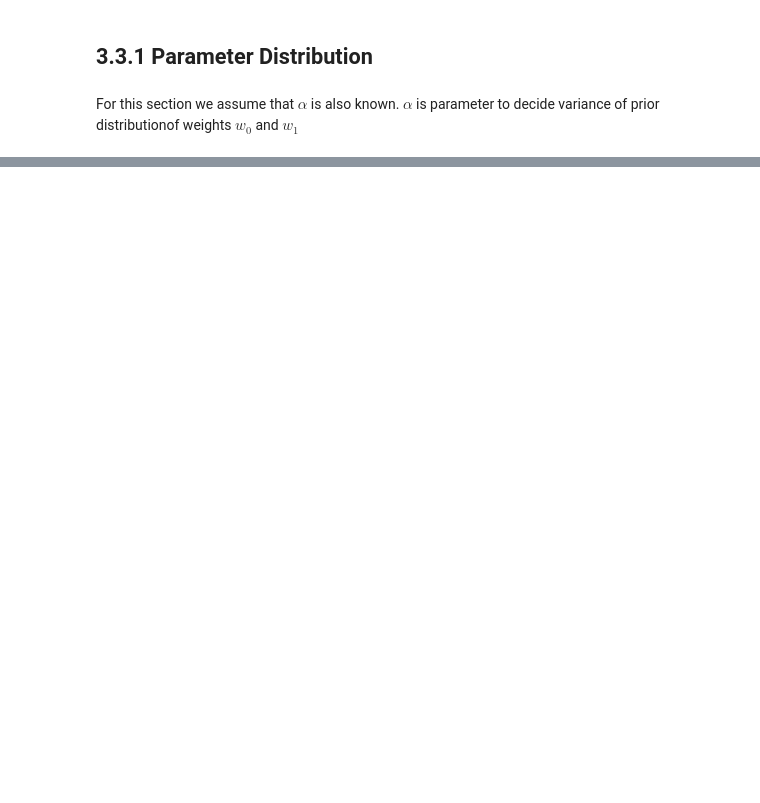
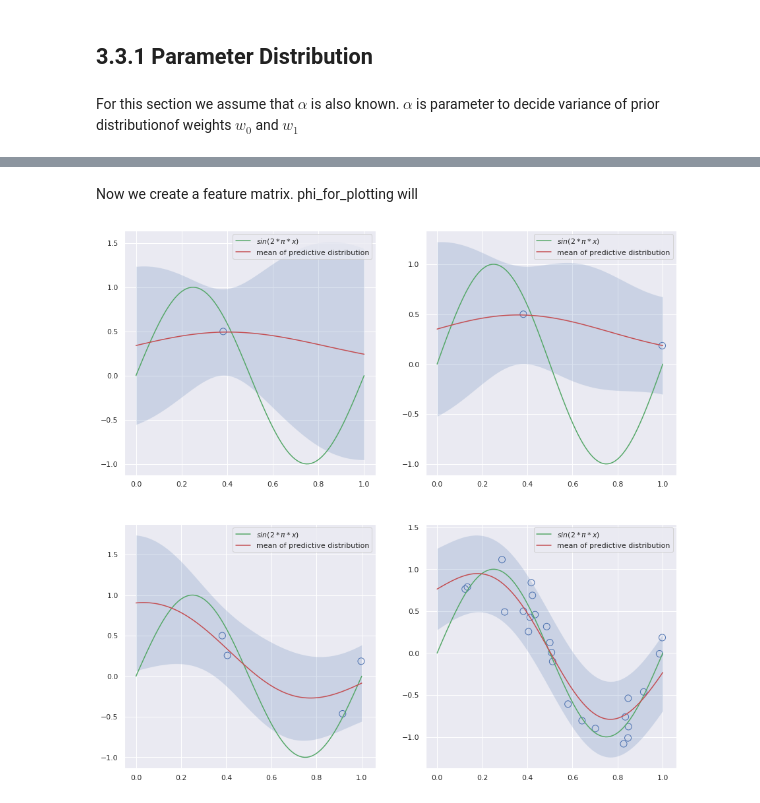
Before and after one commit to DhruvPatel01/code-for-PRML, a Jupyter notebook: Chap3.ipynb, the cells around one changed output, grey strips where cells are left out. Drawn from its saved outputs; the diff is of its cells as text; code cells hidden in the pictures; blank space fills up the shorter version.

Commit message:
added section 3.3.2 on Predictive Distribution

```diff
--- a/Chap3.ipynb
+++ b/Chap3.ipynb
@@ -82,0 +106,39 @@ plt.tight_layout()
+# %%
+x_for_plotting = np.linspace(0, 1, 100)
+# %%
+noise_var = 0.2
+beta = 1/noise_var**2
+m_0 = np.array([0]*10)
+S_0 = np.eye(10)/2
+# %% [markdown]
+Now we create a feature matrix. phi_for_plotting will
+# %%
+radial_means, radial_var = np.linspace(0, 1, num=9), 0.1
+
+x = np.random.uniform(0, 1, 25)
+t = np.sin(2*np.pi*x) + np.random.normal(scale=noise_var, size=25)
+
+phi = np.empty((25, 10))  # 1 column cotaining ones and other nine gaussian features
+phi[:, 0] = 1
+phi[:, 1:] = np.exp(-(x[:, None] - radial_means[None, :])**2/(2*radial_var))
+
+phi_for_plotting = np.empty((100, 10))  # 1 column cotaining ones and other nine gaussian features
+phi_for_plotting[:, 0] = 1
+phi_for_plotting[:, 1:] = np.exp(-(x_for_plotting[:, None] - radial_means[None, :])**2/(2*radial_var))
+# %%
+fig, axs = plt.subplots(2, 2, figsize=(15, 15))
+axs = axs.ravel()
+for i, N in enumerate([1, 2, 4, 25]):
+    m_N, S_N = posterior_gaussian(phi[:N], t[:N], m_0, S_0)
+    axs[i].scatter(x[:N], t[:N], marker='o', s=100, facecolors='none', edgecolors='b')
+    predictive_mean, predictive_var = predictive_dist(phi_for_plotting, noise_var, m_N, S_N)
+    predictive_std = np.sqrt(predictive_var)
+    one_std_lower = predictive_mean - predictive_std
+    one_std_upper = predictive_mean + predictive_std
+
+    axs[i].plot(x_for_plotting, np.sin(2*np.pi*x_for_plotting), 'g', label='$sin(2*\pi*x)$')
+    axs[i].plot(x_for_plotting, predictive_mean, 'r', label='mean of predictive distribution')
+    axs[i].fill_between(x_for_plotting, one_std_lower, one_std_upper, alpha=0.2)
+    axs[i].legend()
+# %% [output]
+[figure, added]
```
Also changed, not shown: parts of 4 cells of this notebook.
